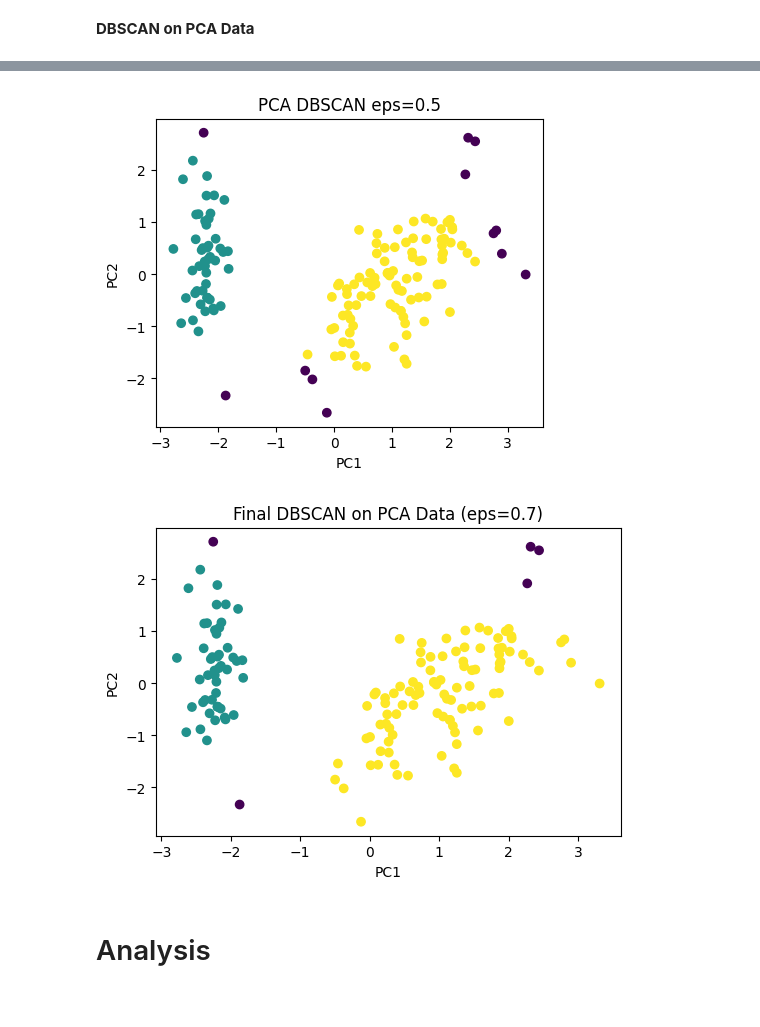
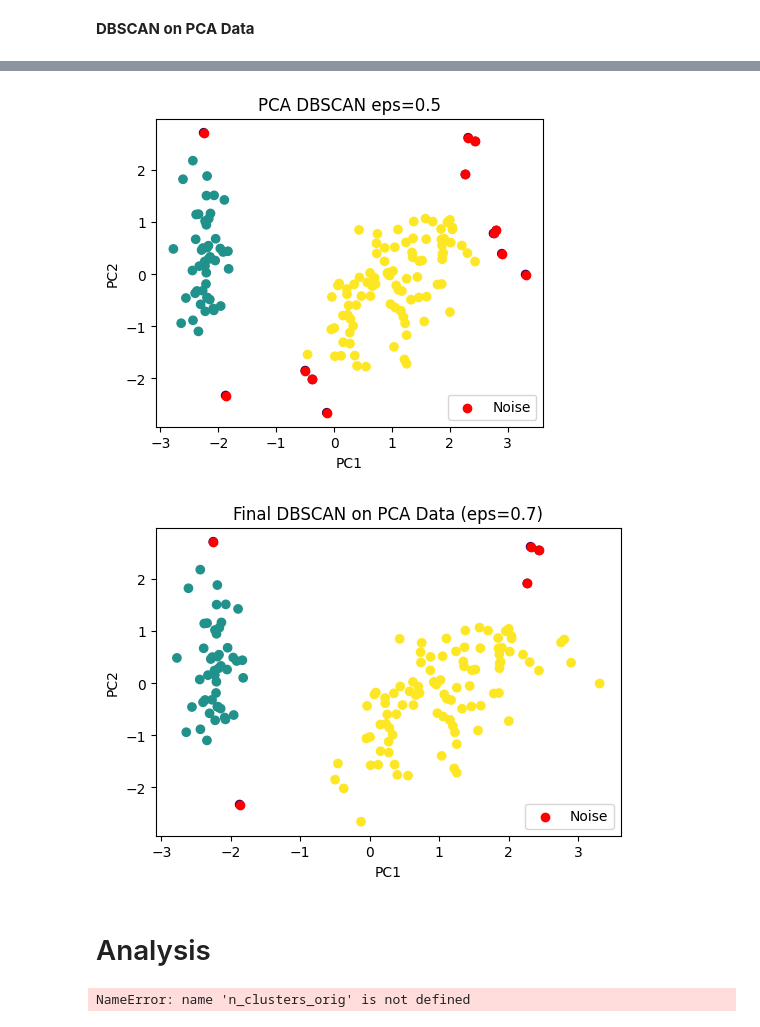
Before and after one commit to DOHA-BASEM3/Activity-3--DBSCAN-and-PCA, a Jupyter notebook: DBSCAN_and_PCA.ipynb, the cells around one changed output, grey strips where cells are left out. Cells and saved outputs as stored; diff of their text form; code cells hidden in the pictures.

```diff
--- a/DBSCAN_and_PCA.ipynb
+++ b/DBSCAN_and_PCA.ipynb
@@ -170,16 +203,19 @@ plt.show()
 # %%
 # Trial 2
 dbscan = DBSCAN(eps=0.5, min_samples=5)
 labels = dbscan.fit_predict(X_pca)
 
 plt.figure(figsize=(5,4))
 plt.scatter(X_pca[:,0], X_pca[:,1], c=labels)
+plt.scatter(X_pca[labels == -1, 0], X_pca[labels== -1, 1],
+            c='red', label='Noise')
+plt.legend()
 plt.title("PCA DBSCAN eps=0.5")
 plt.xlabel("PC1")
 plt.ylabel("PC2")
 plt.show()
 # %% [output]
-[figure, old version]
+[figure, new version]
 # %%
 # Final DBSCAN on PCA Data
 dbscan_pca = DBSCAN(eps=0.7, min_samples=5)
@@ -187,11 +223,14 @@ labels_pca = dbscan_pca.fit_predict(X_pca)
 
 plt.figure(figsize=(6,4))
 plt.scatter(X_pca[:,0], X_pca[:,1], c=labels_pca)
+plt.scatter(X_pca[labels_pca == -1, 0], X_pca[labels_pca == -1, 1],
+            c='red', label='Noise')
+plt.legend()
 plt.title("Final DBSCAN on PCA Data (eps=0.7)")
 plt.xlabel("PC1")
 plt.ylabel("PC2")
 plt.show()
 # %% [output]
-[figure, old version]
+[figure, new version]
 # %% [markdown]
 # Analysis
@@ -200,2 +239,9 @@ plt.show()
+# %%
+
+# - Count cluster   ← عدّ المجموعا
+print(f"Original → Clusters: {n_clusters_orig}")
+print(f"PCA      → Clusters: {n_clusters_pca} ")
+# %% [output]
+NameError: name 'n_clusters_orig' is not defined
 # %%
 # - Count noise points  ← عدّ نقاط الـ Noise
```
Also changed, not shown: parts of 14 cells of this notebook.
